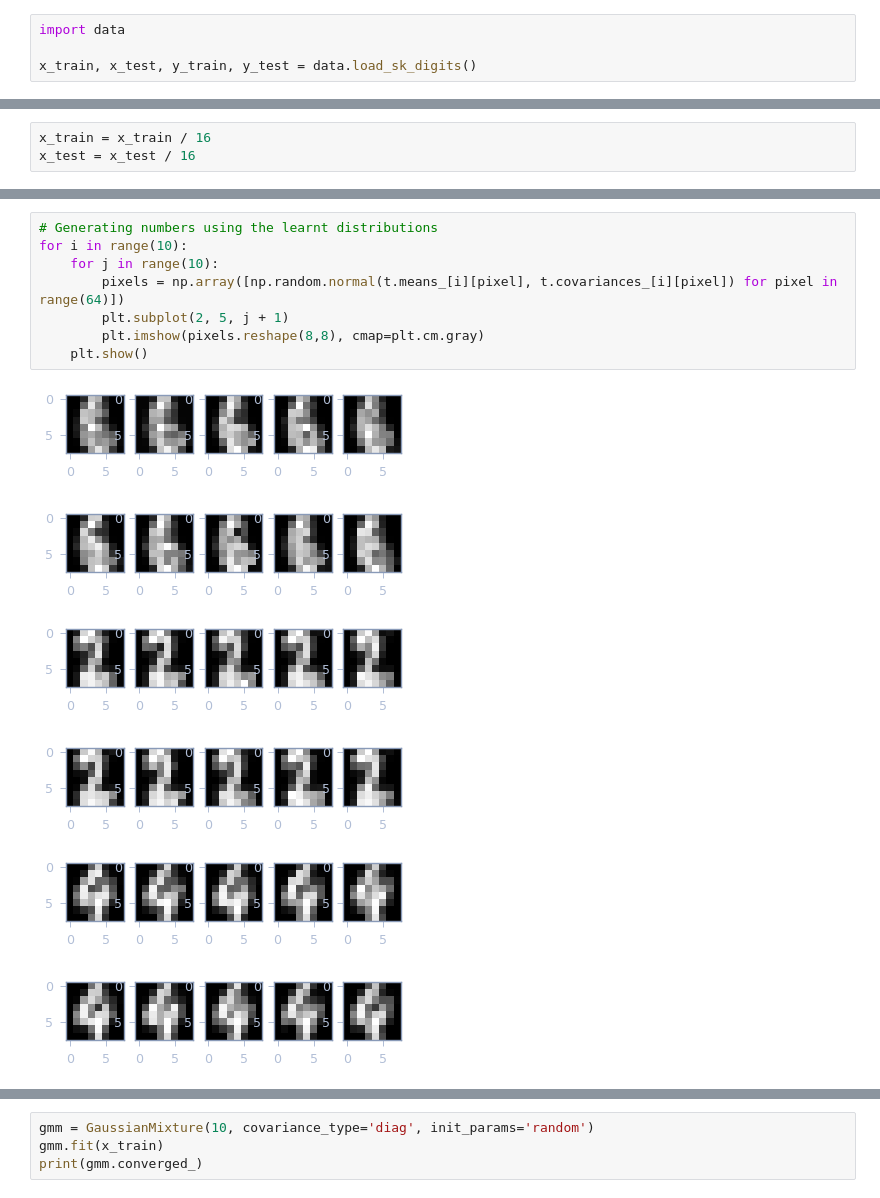
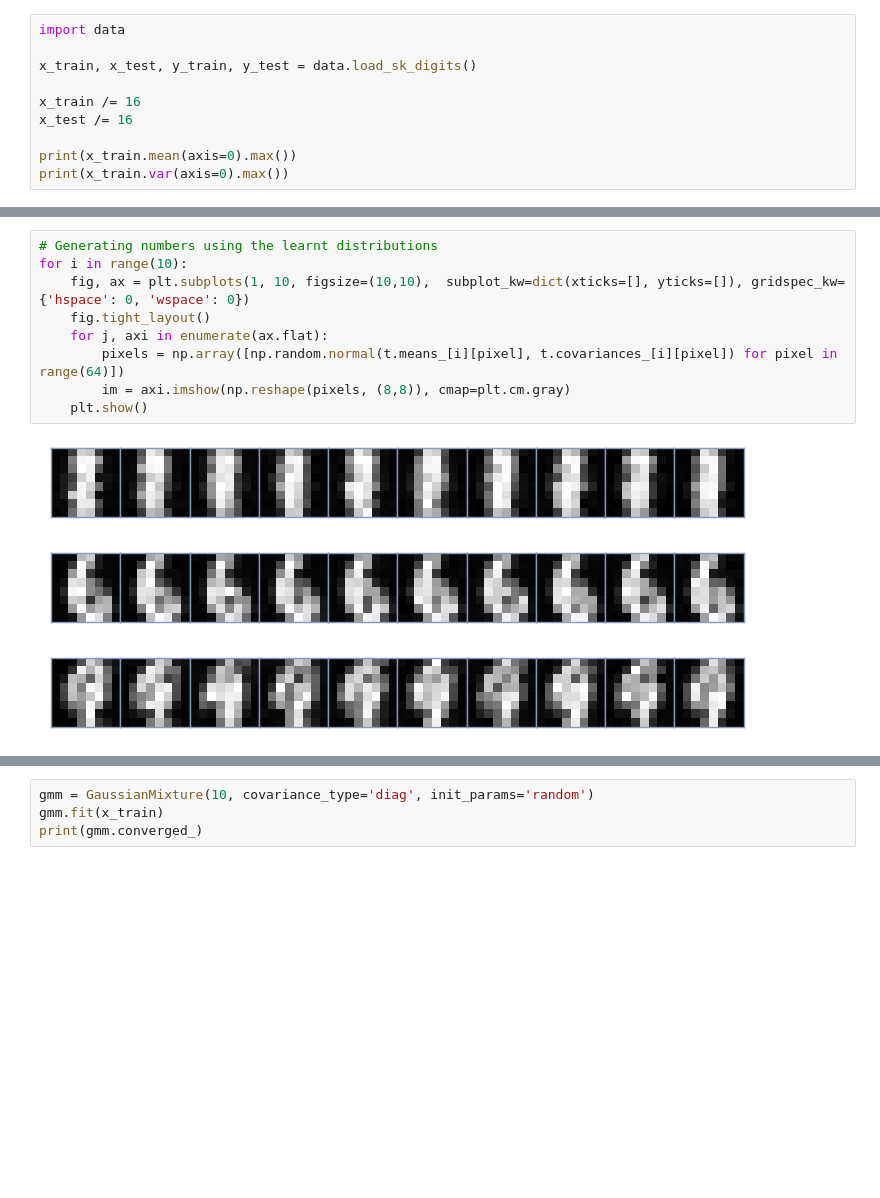
Before and after one commit to Digletto/EDAN95, a Jupyter notebook: lab6/Untitled.ipynb, the cells around one changed output, grey strips where cells are left out. Drawn from its saved outputs; the diff is of its cells as text; blank space fills up the shorter version.

```diff
--- a/lab6/Untitled.ipynb
+++ b/lab6/Untitled.ipynb
@@ -15,3 +13,9 @@ import pandas as pd
 import data
 
 x_train, x_test, y_train, y_test = data.load_sk_digits()
+
+x_train /= 16
+x_test /= 16
+
+print(x_train.mean(axis=0).max())
+print(x_train.var(axis=0).max())
@@ -18,3 +24,0 @@ x_train, x_test, y_train, y_test = data.load_sk_digits()
-# %%
-x_train = x_train / 16
-x_test = x_test / 16
@@ -129,12 +118,13 @@ delta cov 0.0009401255253235763
 # %%
 # Generating numbers using the learnt distributions
 for i in range(10):
-    for j in range(10):
+    fig, ax = plt.subplots(1, 10, figsize=(10,10),  subplot_kw=dict(xticks=[], yticks=[]), gridspec_kw={'hspace': 0, 'wspace': 0})
+    fig.tight_layout()
+    for j, axi in enumerate(ax.flat):
         pixels = np.array([np.random.normal(t.means_[i][pixel], t.covariances_[i][pixel]) for pixel in range(64)])
-        plt.subplot(2, 5, j + 1)
-        plt.imshow(pixels.reshape(8,8), cmap=plt.cm.gray)
+        im = axi.imshow(np.reshape(pixels, (8,8)), cmap=plt.cm.gray)
     plt.show()
 # %% [output]
-[figure, old version]
+[figure, new version]
-[figure, old version]
+[figure, new version]
-[figure, old version]
+[figure, new version]
```
Also changed, not shown: parts of 18 cells of this notebook.
